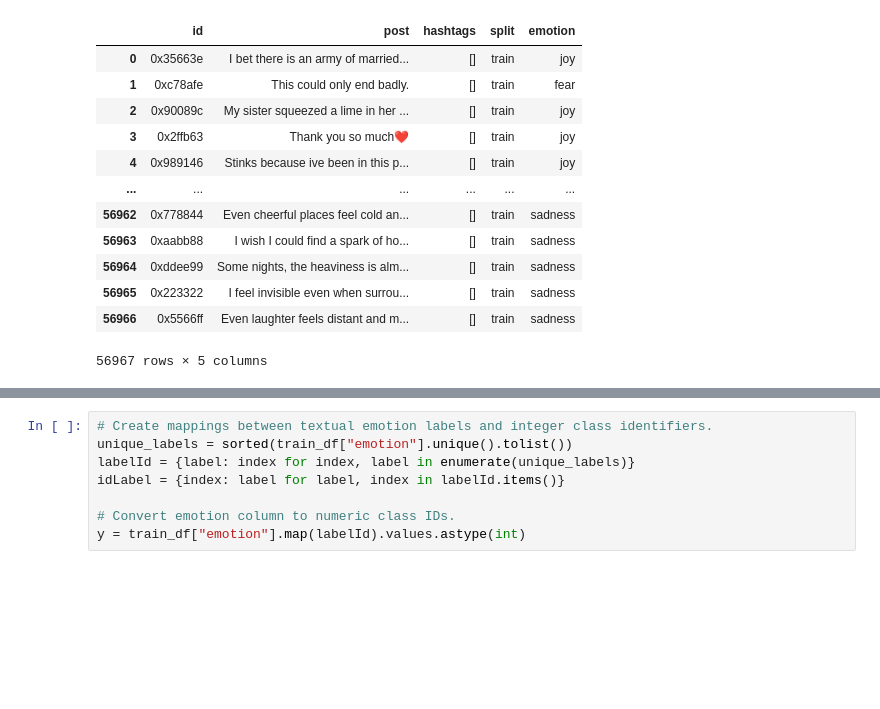
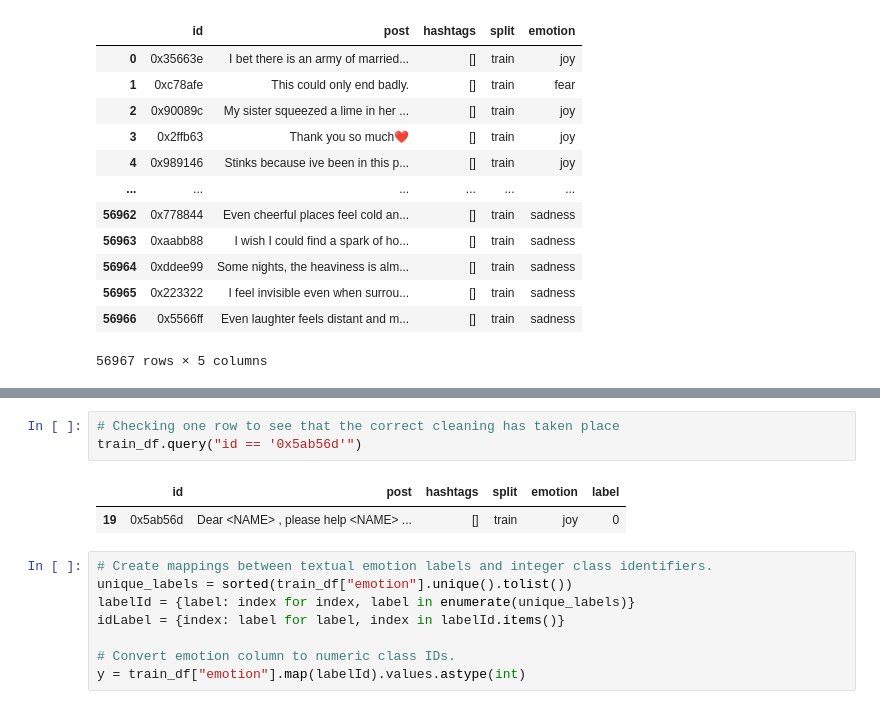
Before and after one commit to MigzAvila/DM2025-Lab2-Exercise, a Jupyter notebook: DM2025-Lab2-Homework.ipynb, the cells around one changed output, grey strips where cells are left out. Cells and saved outputs as stored; diff of their text form; blank space fills up the shorter version.

```diff
--- a/DM2025-Lab2-Homework.ipynb
+++ b/DM2025-Lab2-Homework.ipynb
@@ -450,3 +514,9 @@ test_df
+# %%
+# Checking one row to see that the correct cleaning has taken place
+train_df.query("id == '0x5ab56d'")
+# %% [output]
+|  | id | post | hashtags | split | emotion | label |
+| 19 | 0x5ab56d | Dear <NAME> , please help <NAME> ... | [] | train | joy | 0 |
 # %%
 # Create mappings between textual emotion labels and integer class identifiers.
 unique_labels = sorted(train_df["emotion"].unique().tolist())
```
Also changed, not shown: parts of 38 cells of this notebook.
